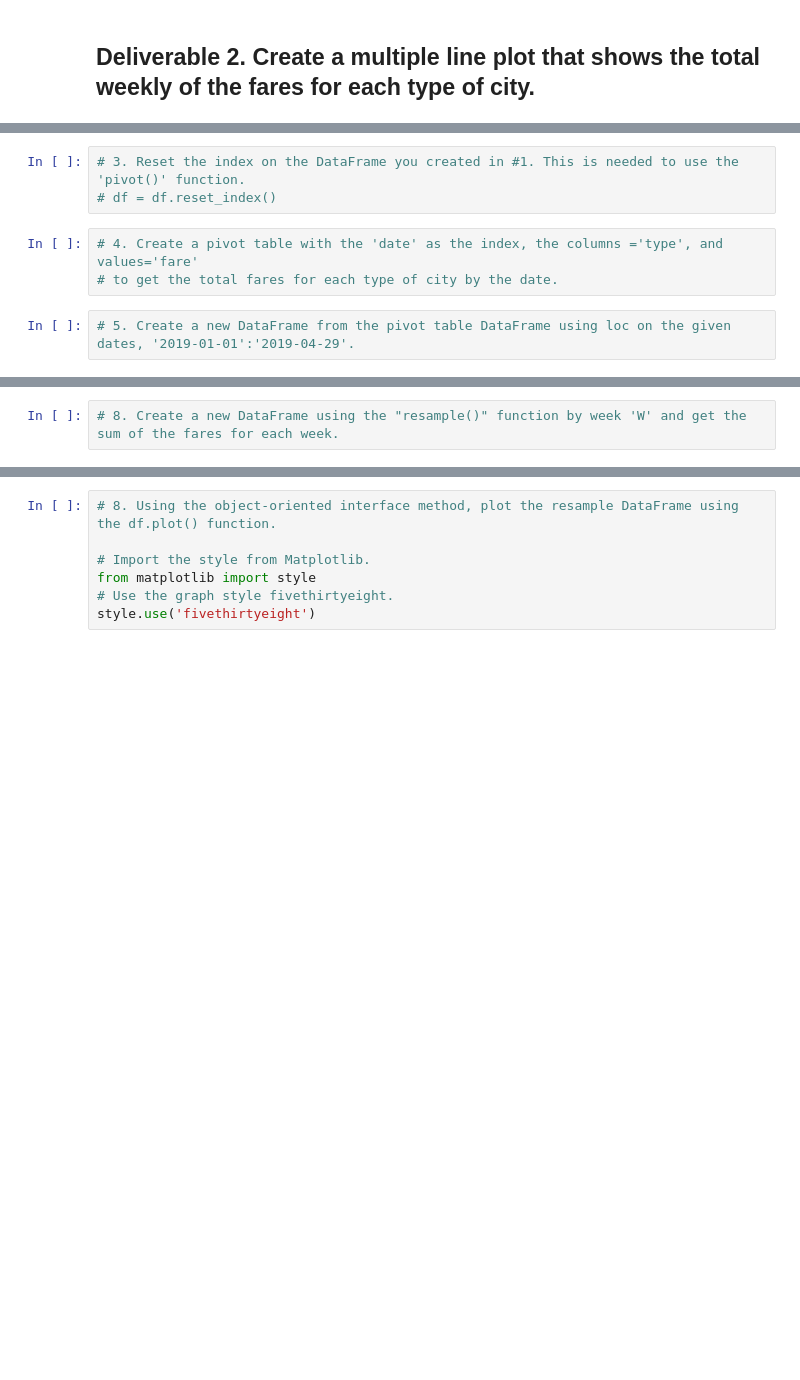
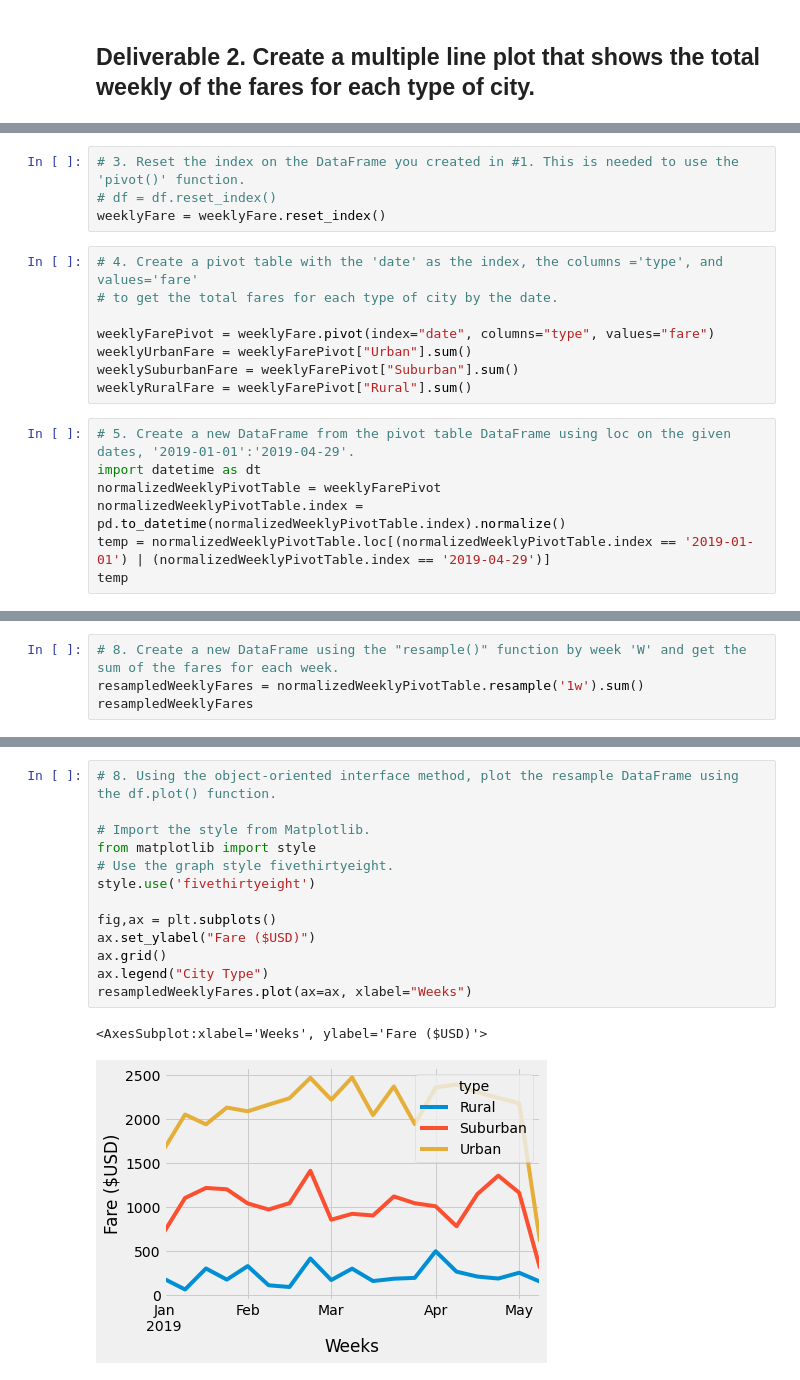
Before and after one commit to UnixBear/DataScience_Bootcamp, a Jupyter notebook: Rutgers_Data_Science/PyBer/PyBer_Challenge_starter_code.ipynb, the cells around one changed output, grey strips where cells are left out. Saved outputs shown, nothing was run; the diff lists cells and outputs as text; blank space fills up the shorter version.

```diff
--- a/Rutgers_Data_Science/PyBer/PyBer_Challenge_starter_code.ipynb
+++ b/Rutgers_Data_Science/PyBer/PyBer_Challenge_starter_code.ipynb
@@ -117,8 +151,19 @@ NameError: name 'pyber_summary_df' is not defined
 # %%
 # 3. Reset the index on the DataFrame you created in #1. This is needed to use the 'pivot()' function.
 # df = df.reset_index()
+weeklyFare = weeklyFare.reset_index()
 # %%
 # 4. Create a pivot table with the 'date' as the index, the columns ='type', and values='fare'
 # to get the total fares for each type of city by the date.
+
+weeklyFarePivot = weeklyFare.pivot(index="date", columns="type", values="fare")
+weeklyUrbanFare = weeklyFarePivot["Urban"].sum()
+weeklySuburbanFare = weeklyFarePivot["Suburban"].sum()
+weeklyRuralFare = weeklyFarePivot["Rural"].sum()
 # %%
 # 5. Create a new DataFrame from the pivot table DataFrame using loc on the given dates, '2019-01-01':'2019-04-29'.
+import datetime as dt
+normalizedWeeklyPivotTable = weeklyFarePivot
+normalizedWeeklyPivotTable.index = pd.to_datetime(normalizedWeeklyPivotTable.index).normalize()
+temp = normalizedWeeklyPivotTable.loc[(normalizedWeeklyPivotTable.index == '2019-01-01') | (normalizedWeeklyPivotTable.index == '2019-04-29')]
+temp
@@ -130,2 +209,4 @@ NameError: name 'pyber_summary_df' is not defined
 # %%
 # 8. Create a new DataFrame using the "resample()" function by week 'W' and get the sum of the fares for each week.
+resampledWeeklyFares = normalizedWeeklyPivotTable.resample('1w').sum()
+resampledWeeklyFares
@@ -132,7 +232,16 @@ NameError: name 'pyber_summary_df' is not defined
 # %%
 # 8. Using the object-oriented interface method, plot the resample DataFrame using the df.plot() function.
 
 # Import the style from Matplotlib.
 from matplotlib import style
 # Use the graph style fivethirtyeight.
 style.use('fivethirtyeight')
+
+fig,ax = plt.subplots()
+ax.set_ylabel("Fare ($USD)")
+ax.grid()
+ax.legend("City Type")
+resampledWeeklyFares.plot(ax=ax, xlabel="Weeks")
+# %% [output]
+<AxesSubplot:xlabel='Weeks', ylabel='Fare ($USD)'>
+[figure, added]
```
Also changed, not shown: parts of 13 cells of this notebook.
